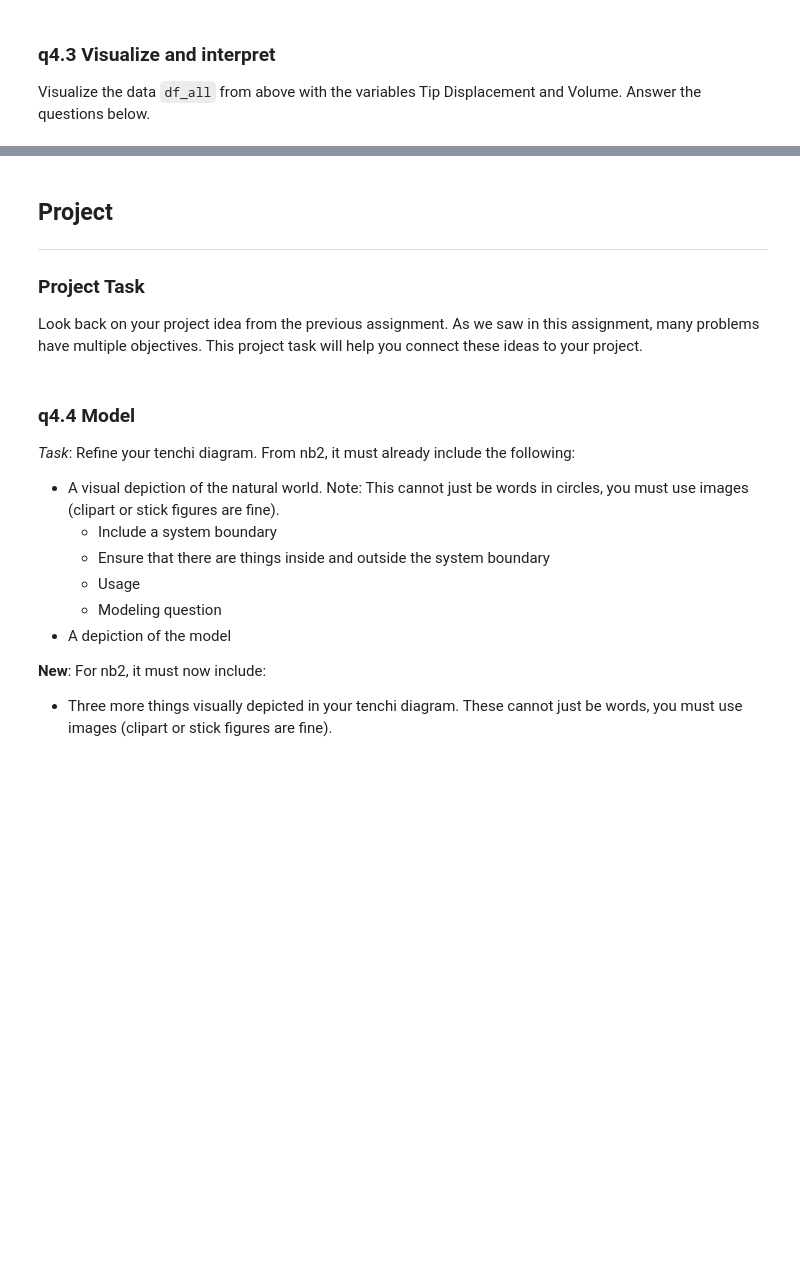
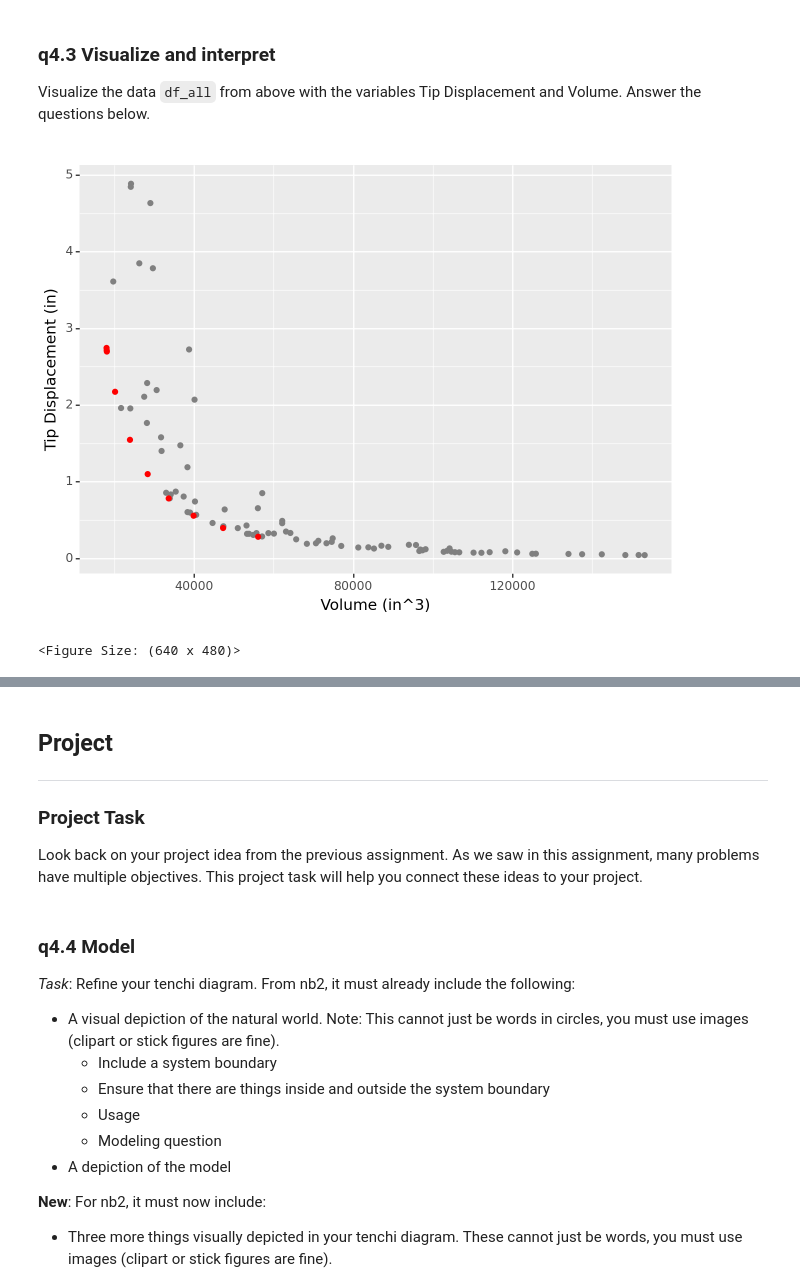
Before and after one commit to amineeva/PDO, a Jupyter notebook: assignments/nb3-pareto-assignment.ipynb, the cells around one changed output, grey strips where cells are left out. Saved outputs shown, nothing was run; the diff lists cells and outputs as text; code cells hidden in the pictures; blank space fills up the shorter version.

```diff
--- a/assignments/nb3-pareto-assignment.ipynb
+++ b/assignments/nb3-pareto-assignment.ipynb
@@ -765,7 +807,11 @@ for w_disp in w_disp_all:
     md_tmp = (
         md_cantilever
 # TASK: Add another function to the model to scalarize
-
+        >> gr.cp_vec_function(
+            fun = lambda df: df >> gr.tf_mutate(obj = w_vol*df.vol + w_disp*df.disp),
+            var = ["vol", "disp"],
+            out = ["obj"]
+        )
     )
 
     # NOTE: The following code minimizes your scalarized
@@ -793,32 +850,38 @@ Visualize the data `df_all` from above with the variables Tip Displacement and V
 ###
 # TASK: Visualize your Pareto frontier results; analyze the results
 ###
 
 # NOTE: No need to edit; this will generate a random sample of feasible designs
 df_beam_feasible = (
     gr.df_make(
         w=gr.marg_mom("uniform", lo=4, up=30).r(100),
         t=gr.marg_mom("uniform", lo=4, up=30).r(100),
     )
     >> gr.tf_md(md=md_cantilever)
     >> gr.tf_filter(DF["stress_diff"] >= 0)
 )
 
 # NOTE: Add your results to the following figure
 (
     gr.ggplot(gr.aes("vol", "disp"))
     # Note: This will show a sample of random designs that satisfy the constraints;
     # they are not guaranteed to be optimal. You can pattern match on this code
     # to add your own data to the plot
     + gr.geom_point(
         data=df_beam_feasible,
         color="grey",
     )
     # TODO: Visualize the data in df_all as red points
-
+    + gr.geom_point(
+        data = df_all,
+        color = "red"
+    )
     + gr.labs(
         x="Volume (in^3)",
         y="Tip Displacement (in)",
     )
 )
+# %% [output]
+[figure, added]
+<Figure Size: (640 x 480)>
 # %% [markdown]
```
Also changed, not shown: parts of 6 cells of this notebook.
